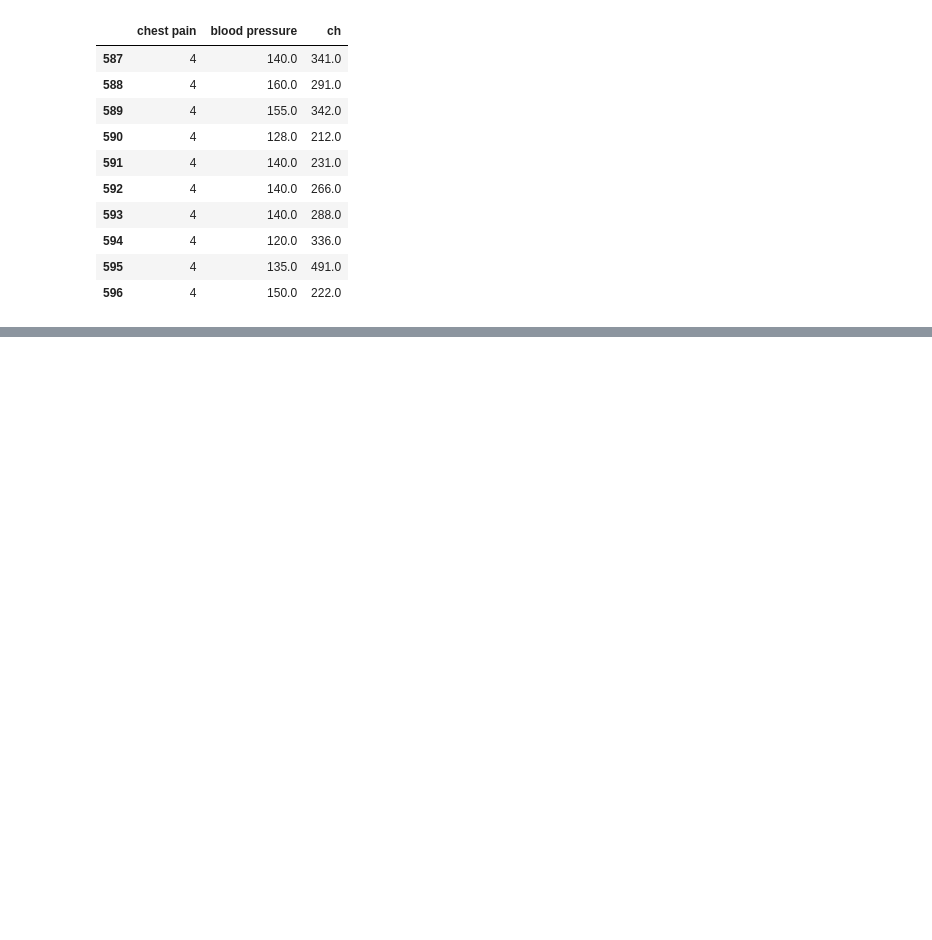
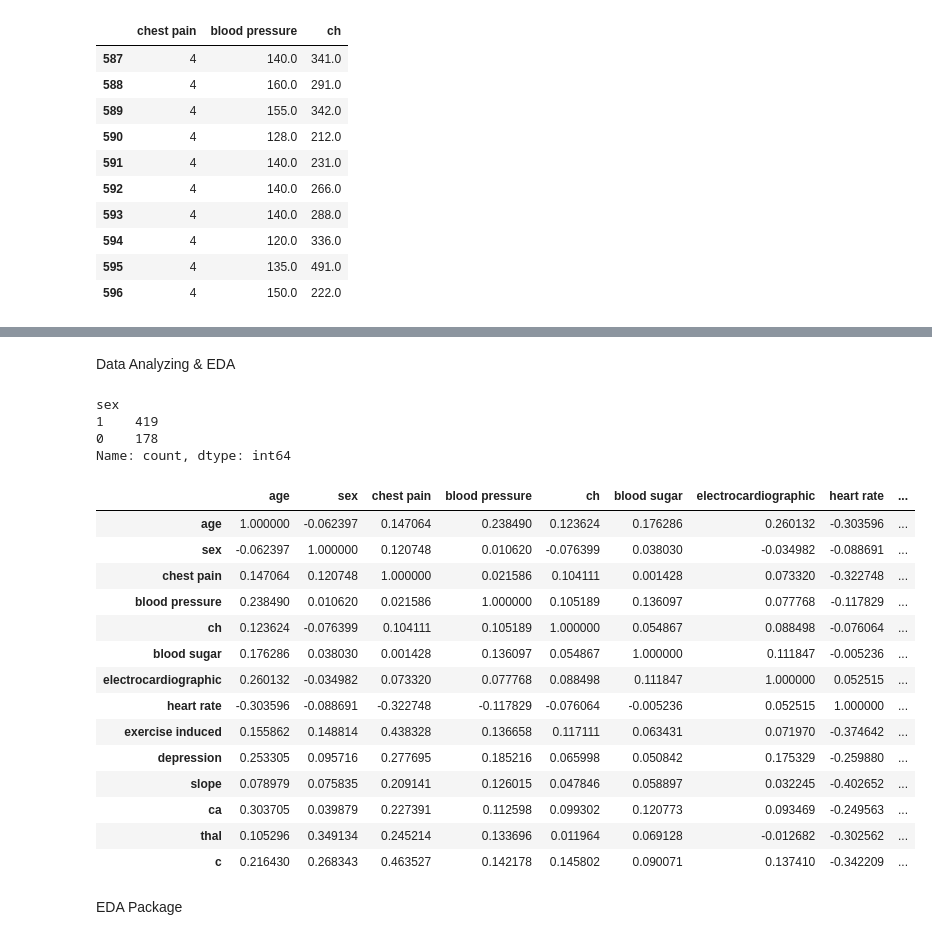
Before and after one commit to majidgolbaz/Heart-Failure-Prediction, a Jupyter notebook: Pre-Processing/preProccessing.ipynb, the cells around one changed output, grey strips where cells are left out. Saved outputs shown, nothing was run; the diff lists cells and outputs as text; code cells hidden in the pictures; blank space fills up the shorter version.

```diff
--- a/Pre-Processing/preProccessing.ipynb
+++ b/Pre-Processing/preProccessing.ipynb
@@ -183,0 +260,29 @@ df.iloc[-10:,2:5]
+# %% [markdown]
+Data Analyzing & EDA
+# %%
+df['sex'].value_counts()
+# %% [output]
+sex
+1    419
+0    178
+Name: count, dtype: int64
+# %%
+df.corr()
+# %% [output]
+|  | age | sex | chest pain | blood pressure | ch | blood sugar | electrocardiographic | heart rate | ... |
+| age | 1.000000 | -0.062397 | 0.147064 | 0.238490 | 0.123624 | 0.176286 | 0.260132 | -0.303596 | ... |
+| sex | -0.062397 | 1.000000 | 0.120748 | 0.010620 | -0.076399 | 0.038030 | -0.034982 | -0.088691 | ... |
+| chest pain | 0.147064 | 0.120748 | 1.000000 | 0.021586 | 0.104111 | 0.001428 | 0.073320 | -0.322748 | ... |
+| blood pressure | 0.238490 | 0.010620 | 0.021586 | 1.000000 | 0.105189 | 0.136097 | 0.077768 | -0.117829 | ... |
+| ch | 0.123624 | -0.076399 | 0.104111 | 0.105189 | 1.000000 | 0.054867 | 0.088498 | -0.076064 | ... |
+| blood sugar | 0.176286 | 0.038030 | 0.001428 | 0.136097 | 0.054867 | 1.000000 | 0.111847 | -0.005236 | ... |
+| electrocardiographic | 0.260132 | -0.034982 | 0.073320 | 0.077768 | 0.088498 | 0.111847 | 1.000000 | 0.052515 | ... |
+| heart rate | -0.303596 | -0.088691 | -0.322748 | -0.117829 | -0.076064 | -0.005236 | 0.052515 | 1.000000 | ... |
+| exercise induced | 0.155862 | 0.148814 | 0.438328 | 0.136658 | 0.117111 | 0.063431 | 0.071970 | -0.374642 | ... |
+| depression | 0.253305 | 0.095716 | 0.277695 | 0.185216 | 0.065998 | 0.050842 | 0.175329 | -0.259880 | ... |
+| slope | 0.078979 | 0.075835 | 0.209141 | 0.126015 | 0.047846 | 0.058897 | 0.032245 | -0.402652 | ... |
+| ca | 0.303705 | 0.039879 | 0.227391 | 0.112598 | 0.099302 | 0.120773 | 0.093469 | -0.249563 | ... |
+| thal | 0.105296 | 0.349134 | 0.245214 | 0.133696 | 0.011964 | 0.069128 | -0.012682 | -0.302562 | ... |
+| c | 0.216430 | 0.268343 | 0.463527 | 0.142178 | 0.145802 | 0.090071 | 0.137410 | -0.342209 | ... |
+# %% [markdown]
+EDA Package
```
Also changed, not shown: parts of 7 cells of this notebook.
